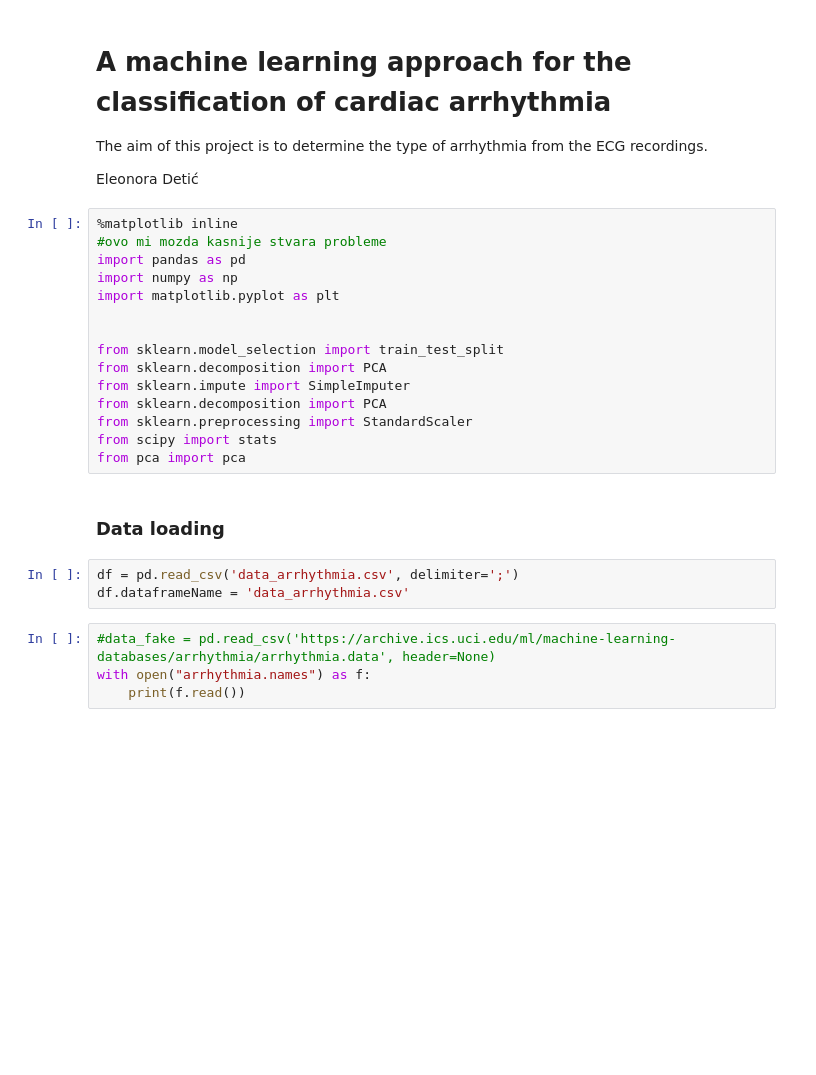
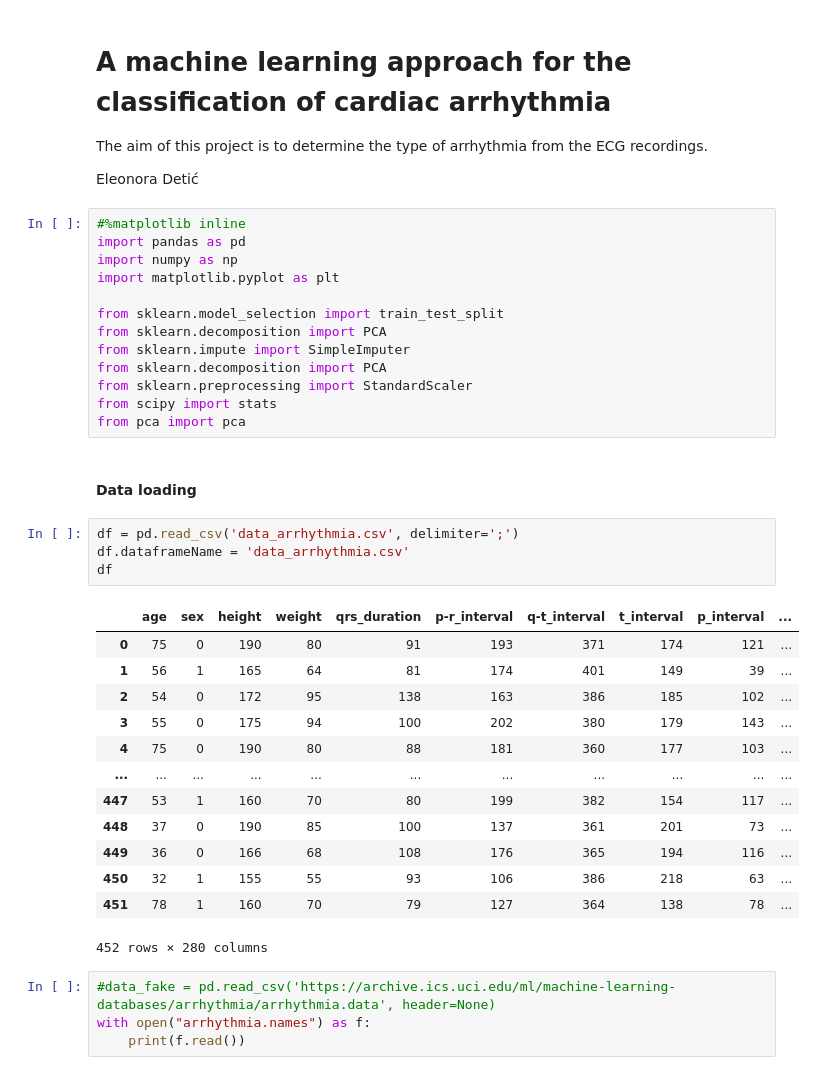
Before and after one commit to anaterovic/UZOP, a Jupyter notebook: code.ipynb, the cells around one changed output. Cells and saved outputs as stored; diff of their text form; blank space fills up the shorter version.

```diff
--- a/code.ipynb
+++ b/code.ipynb
@@ -4,12 +4,10 @@ The aim of this project is to determine the type of arrhythmia from the ECG reco
 
 Eleonora Detić
 # %%
-%matplotlib inline
-#ovo mi mozda kasnije stvara probleme
+#%matplotlib inline
 import pandas as pd
 import numpy as np
 import matplotlib.pyplot as plt
-
 
 from sklearn.model_selection import train_test_split
 from sklearn.decomposition import PCA
@@ -19,10 +17,25 @@ from sklearn.preprocessing import StandardScaler
 from scipy import stats
 from pca import pca
 # %% [markdown]
-### Data loading
+#### Data loading
 # %%
 df = pd.read_csv('data_arrhythmia.csv', delimiter=';')
 df.dataframeName = 'data_arrhythmia.csv'
+df
+# %% [output]
+|  | age | sex | height | weight | qrs_duration | p-r_interval | q-t_interval | t_interval | p_interval | ... |
+| 0 | 75 | 0 | 190 | 80 | 91 | 193 | 371 | 174 | 121 | ... |
+| 1 | 56 | 1 | 165 | 64 | 81 | 174 | 401 | 149 | 39 | ... |
+| 2 | 54 | 0 | 172 | 95 | 138 | 163 | 386 | 185 | 102 | ... |
+| 3 | 55 | 0 | 175 | 94 | 100 | 202 | 380 | 179 | 143 | ... |
+| 4 | 75 | 0 | 190 | 80 | 88 | 181 | 360 | 177 | 103 | ... |
+| ... | ... | ... | ... | ... | ... | ... | ... | ... | ... | ... |
+| 447 | 53 | 1 | 160 | 70 | 80 | 199 | 382 | 154 | 117 | ... |
+| 448 | 37 | 0 | 190 | 85 | 100 | 137 | 361 | 201 | 73 | ... |
+| 449 | 36 | 0 | 166 | 68 | 108 | 176 | 365 | 194 | 116 | ... |
+| 450 | 32 | 1 | 155 | 55 | 93 | 106 | 386 | 218 | 63 | ... |
+| 451 | 78 | 1 | 160 | 70 | 79 | 127 | 364 | 138 | 78 | ... |
+452 rows × 280 columns
 # %%
 #data_fake = pd.read_csv('https://archive.ics.uci.edu/ml/machine-learning-databases/arrhythmia/arrhythmia.data', header=None)
 with open("arrhythmia.names") as f:
```
Also changed, not shown: parts of 10 cells of this notebook.
